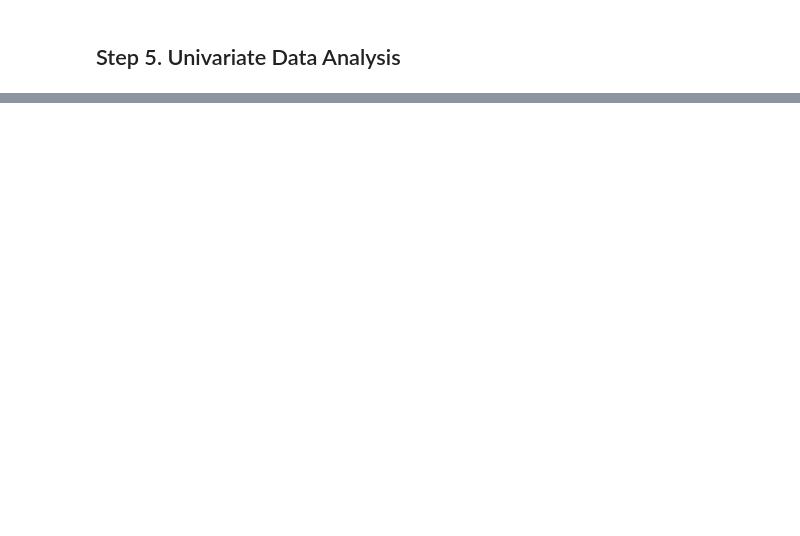
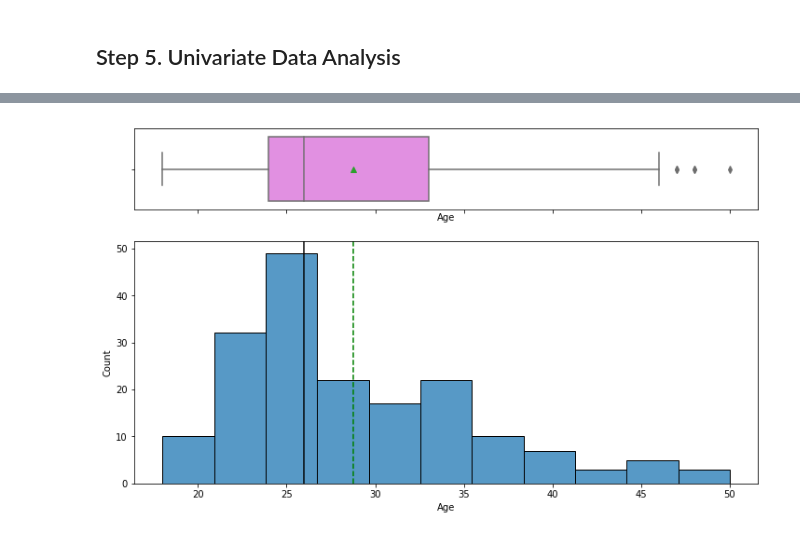
Before and after one commit to Isaac009/PGP-AIML, a Jupyter notebook: Projects/CardioGoodProject.ipynb, the cells around one changed output, grey strips where cells are left out. Saved outputs shown, nothing was run; the diff lists cells and outputs as text; code cells hidden in the pictures; blank space fills up the shorter version.

```diff
--- a/Projects/CardioGoodProject.ipynb
+++ b/Projects/CardioGoodProject.ipynb
@@ -113,0 +184,31 @@ Step 5. Univariate Data Analysis
+# %%
+def histogram_boxplot(data, feature, figsize=(12, 7), kde=False, bins=None):
+    """
+    Boxplot and histogram combined
+
+    data: dataframe
+    feature: dataframe column
+    figsize: size of figure (default (12,7))
+    kde: whether to show the density curve (default False)
+    bins: number of bins for histogram (default None)
+    """
+    f2, (ax_box2, ax_hist2) = plt.subplots(
+        nrows=2,  # Number of rows of the subplot grid= 2
+        sharex=True,  # x-axis will be shared among all subplots
+        gridspec_kw={"height_ratios": (0.25, 0.75)},
+        figsize=figsize)  # creating the 2 subplots
+
+    sns.boxplot(data=data, x=feature, ax=ax_box2, showmeans=True, color="violet")  # boxplot will be created and a star will indicate the mean value of the column
+
+    if bins:
+      sns.histplot(data=data, x=feature, kde=kde, ax=ax_hist2, bins=bins, palette="winter")
+    else:
+      sns.histplot(data=data, x=feature, kde=kde, ax=ax_hist2)  # For histogram
+
+    ax_hist2.axvline(data[feature].mean(), color="green", linestyle="--")  # Add mean to the histogram
+
+    ax_hist2.axvline(data[feature].median(), color="black", linestyle="-")  # Add median to the histogram
+# %%
+histogram_boxplot(df, 'Age')
+# %% [output]
+[figure, added]
```
Also changed, not shown: parts of 10 cells of this notebook.
